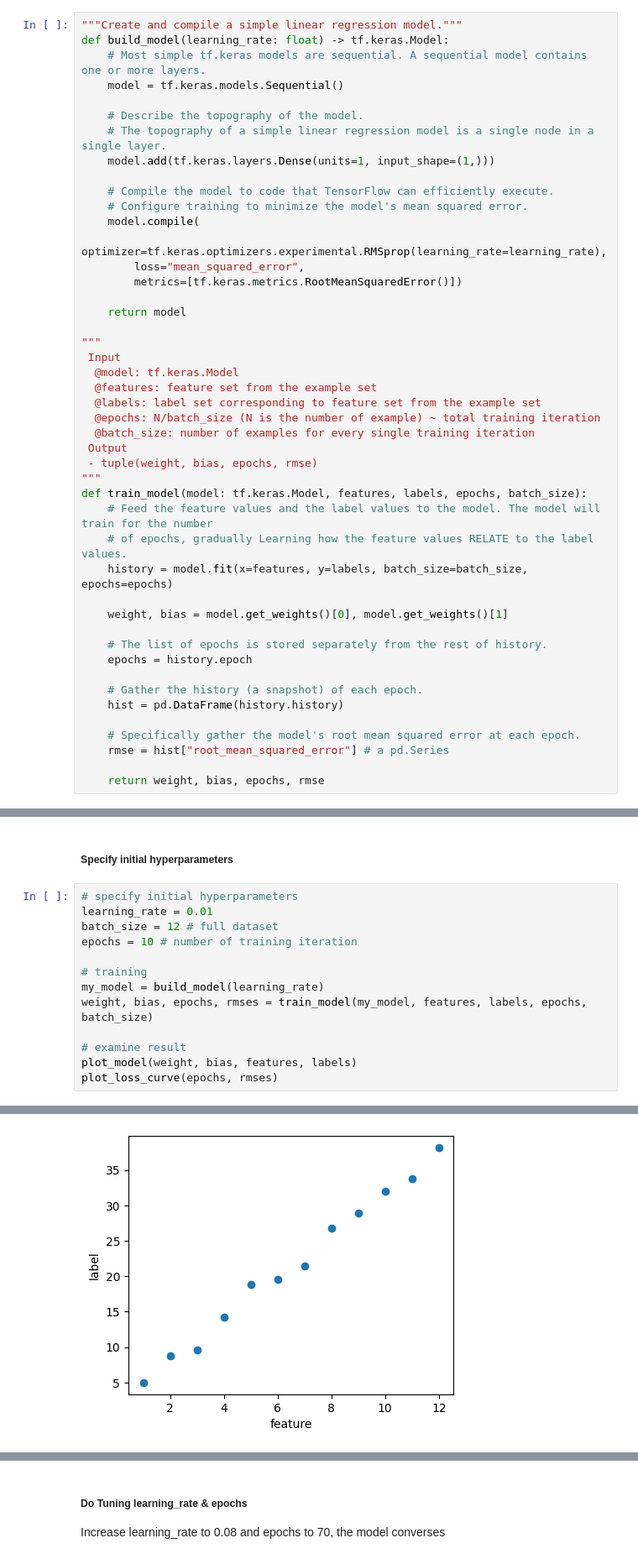
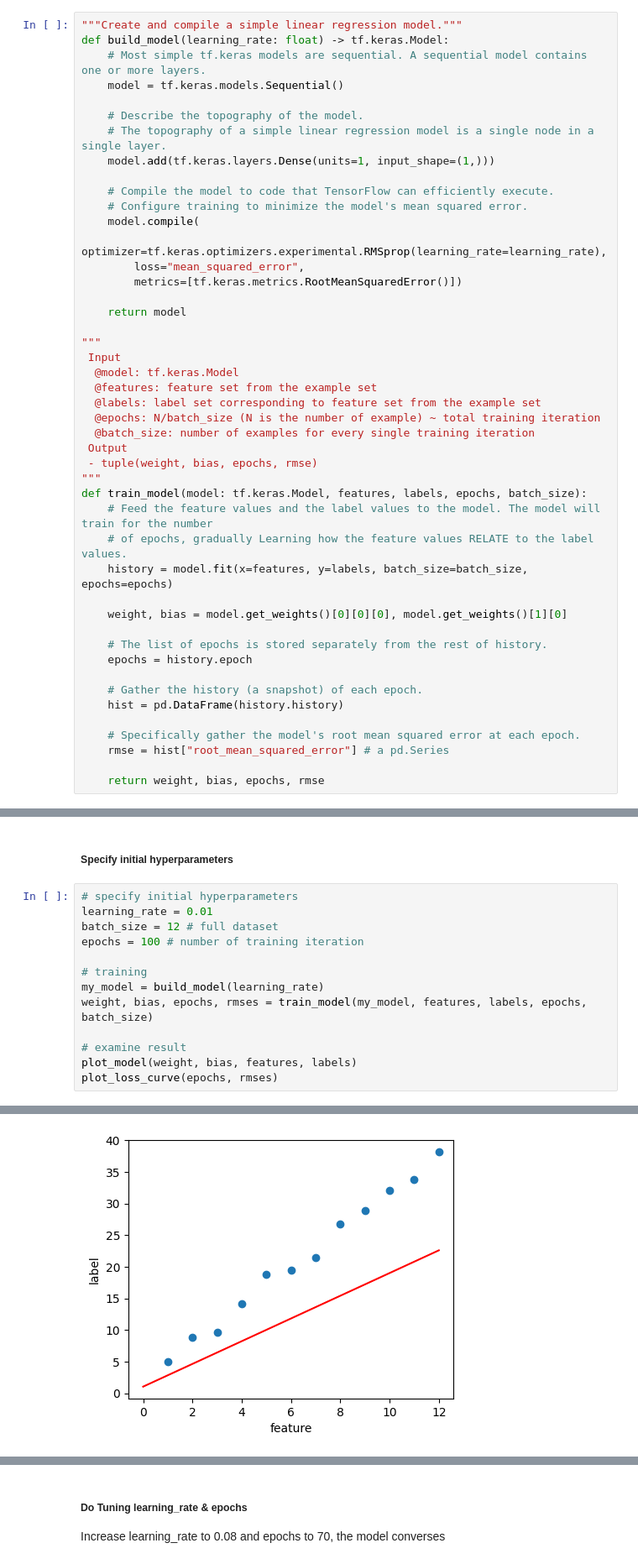
Before and after one commit to minhtucs/google-ml-crash-course, a Jupyter notebook: linear-regression-with-synthetic-data.ipynb, the cells around one changed output, grey strips where cells are left out. Shown at 84% size. Saved outputs shown, nothing was run; the diff lists cells and outputs as text.

```diff
--- a/linear-regression-with-synthetic-data.ipynb
+++ b/linear-regression-with-synthetic-data.ipynb
@@ -52,7 +52,7 @@ def train_model(model: tf.keras.Model, features, labels, epochs, batch_size):
     # of epochs, gradually Learning how the feature values RELATE to the label values.
     history = model.fit(x=features, y=labels, batch_size=batch_size, epochs=epochs)
 
-    weight, bias = model.get_weights()[0], model.get_weights()[1]
+    weight, bias = model.get_weights()[0][0][0], model.get_weights()[1][0]
 
     # The list of epochs is stored separately from the rest of history.
     epochs = history.epoch
@@ -114,7 +114,7 @@ def plot_loss_curve(epochs, rmses):
 # specify initial hyperparameters
 learning_rate = 0.01
 batch_size = 12 # full dataset
-epochs = 10 # number of training iteration
+epochs = 100 # number of training iteration
 
 # training
 my_model = build_model(learning_rate)
@@ -149 +145 @@ ValueError: setting an array element with a sequence. The requested array has an
-[figure, old version]
+[figure, new version]
```
Also changed, not shown: parts of 2 cells of this notebook.
